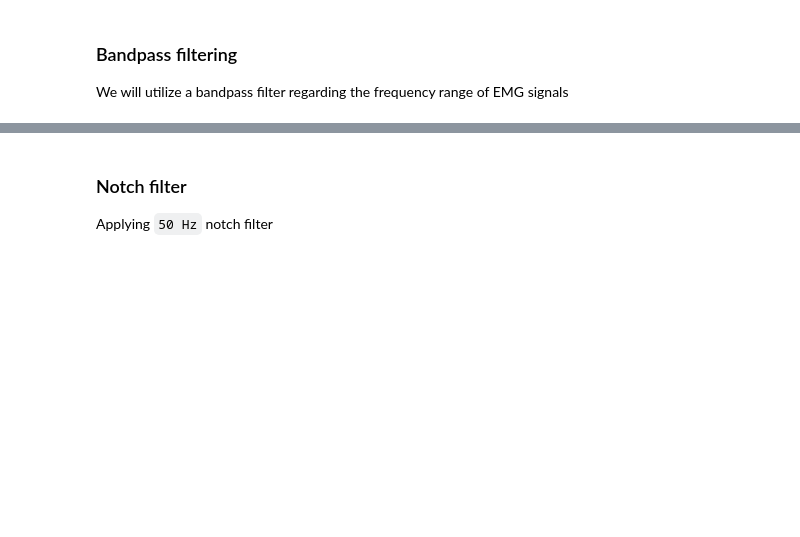
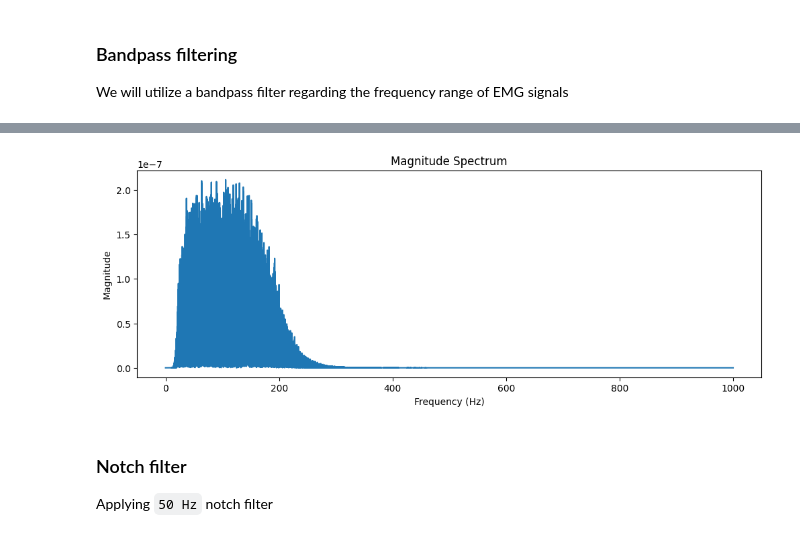
Before and after one commit to MOH-Shafizadegan/Hand_Gesture_Classification, a Jupyter notebook: Code/BME_Proj.ipynb, the cells around one changed output, grey strips where cells are left out. Cells and saved outputs as stored; diff of their text form; code cells hidden in the pictures; blank space fills up the shorter version.

```diff
--- a/Code/BME_Proj.ipynb
+++ b/Code/BME_Proj.ipynb
@@ -51,3 +148,13 @@ emg_signal_bandpass = butter_bandpass_filter(emg_signal, f_low, f_high, fs)
+# %%
+# plot the magnitude spectrum
+plt.figure(figsize=(12, 4))
+plt.magnitude_spectrum(emg_signal_bandpass[idx, :], Fs=2000)
+plt.xlabel('Frequency (Hz)')
+plt.ylabel('Magnitude')
+plt.title('Magnitude Spectrum')
+plt.show()
+# %% [output]
+[figure, added]
 # %% [markdown]
 ### Notch filter
 Applying `50 Hz` notch filter
```
Also changed, not shown: parts of 22 cells of this notebook.
